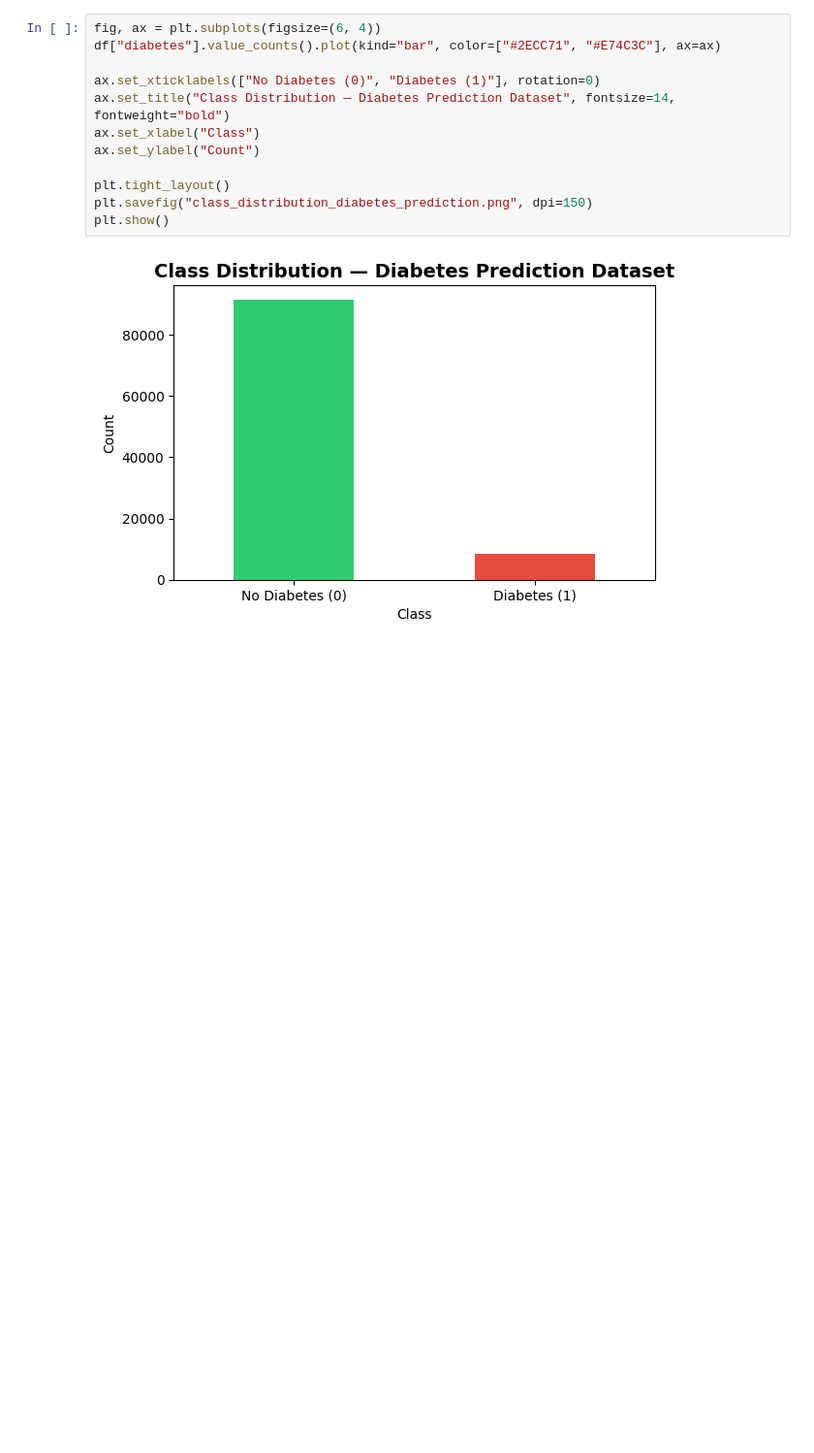
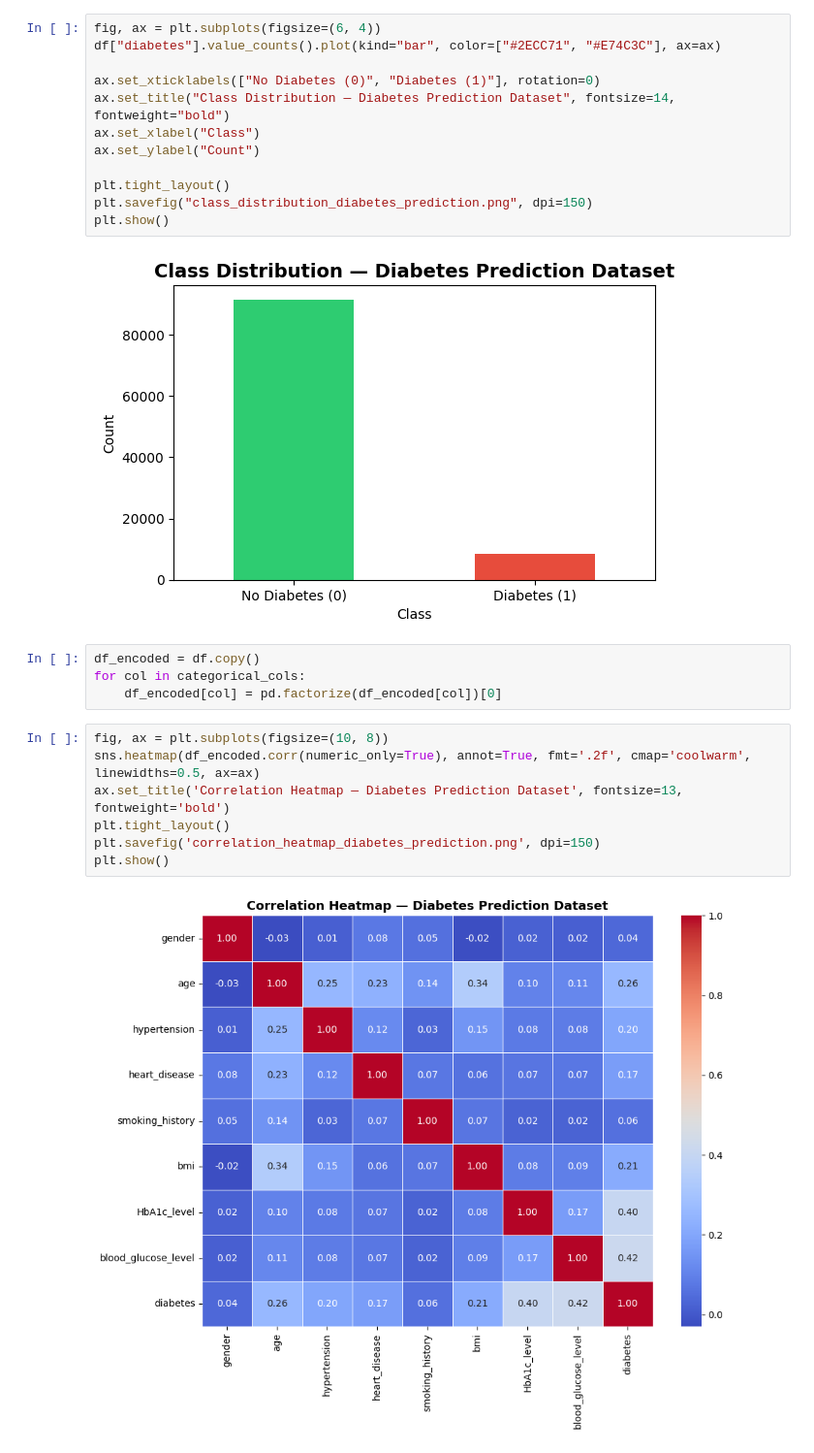
Before and after one commit to COMP3608-Intelligent-Systems-Project/Predicting-Type-2-Diabetes, a Jupyter notebook: notebooks/Diabetes_Prediction_Processing.ipynb, the cells around one changed output. Shown at 97% size. Cells and saved outputs as stored; diff of their text form; blank space fills up the shorter version.

Commit message:
generate correlation heatmap

```diff
--- a/notebooks/Diabetes_Prediction_Processing.ipynb
+++ b/notebooks/Diabetes_Prediction_Processing.ipynb
@@ -133,3 +131,16 @@ plt.savefig("class_distribution_diabetes_prediction.png", dpi=150)
 plt.show()
 # %% [output]
 [figure]
+# %%
+df_encoded = df.copy()
+for col in categorical_cols:
+    df_encoded[col] = pd.factorize(df_encoded[col])[0]
+# %%
+fig, ax = plt.subplots(figsize=(10, 8))
+sns.heatmap(df_encoded.corr(numeric_only=True), annot=True, fmt='.2f', cmap='coolwarm', linewidths=0.5, ax=ax)
+ax.set_title('Correlation Heatmap — Diabetes Prediction Dataset', fontsize=13, fontweight='bold')
+plt.tight_layout()
+plt.savefig('correlation_heatmap_diabetes_prediction.png', dpi=150)
+plt.show()
+# %% [output]
+[figure, added]
```
Also changed, not shown: parts of 1 cell of this notebook.
